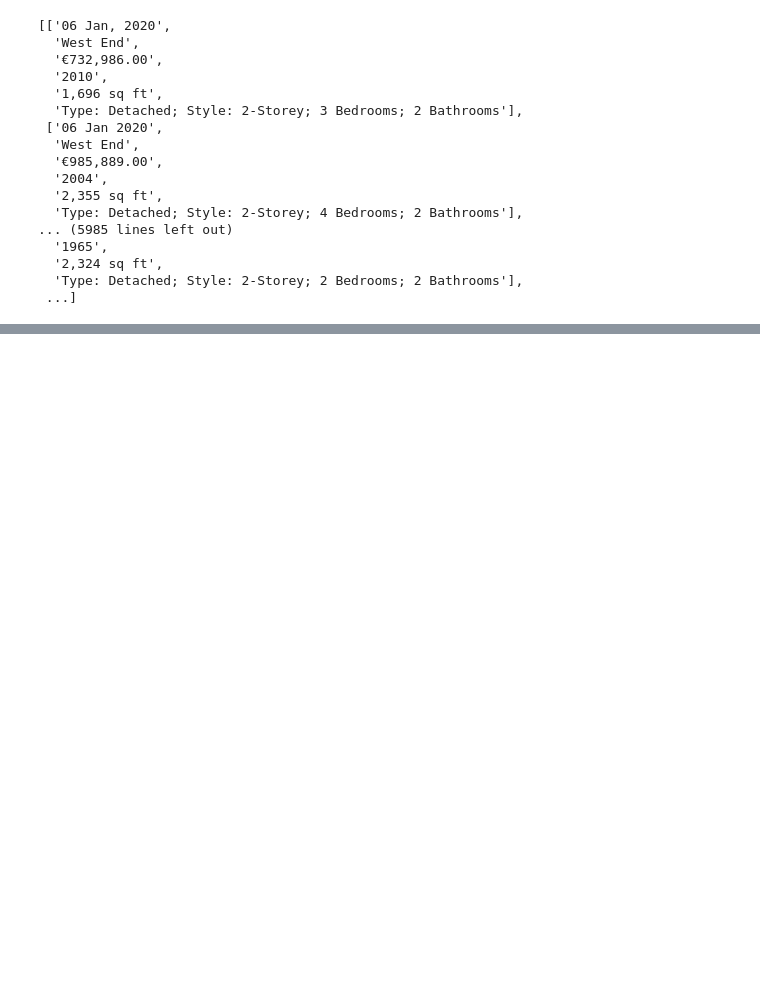
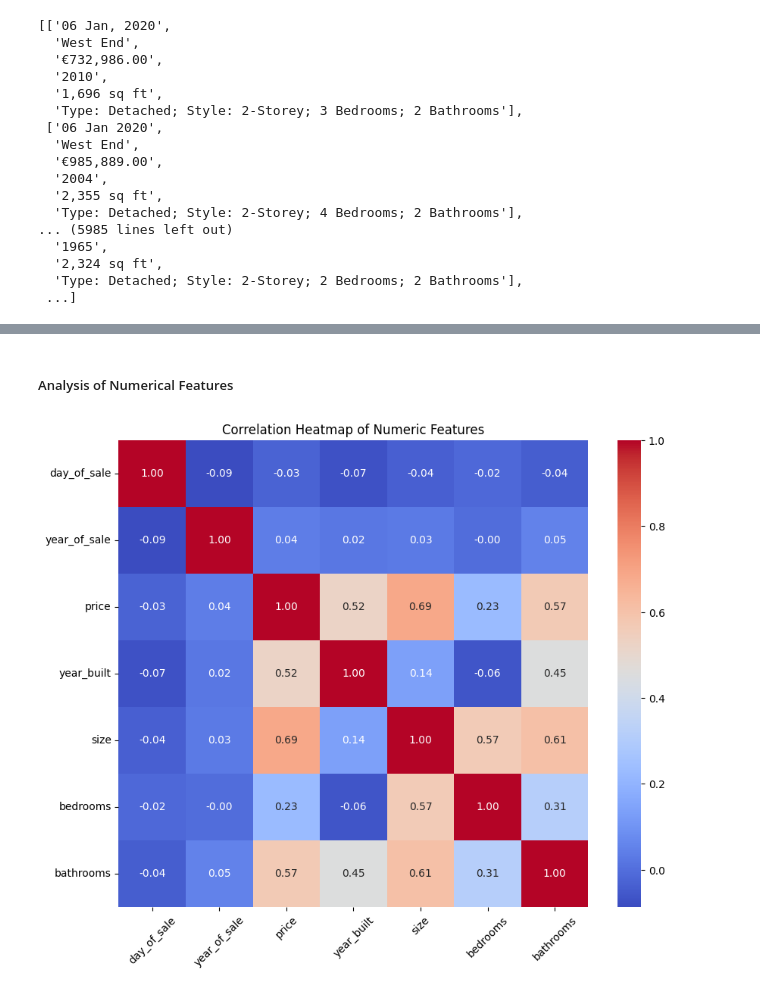
Before and after one commit to ajulthomas/edav-projects, a Jupyter notebook: hist-house-sale-data-analysis/hist-house-sale-data-analysis.ipynb, the cells around one changed output, grey strips where cells are left out. Drawn from its saved outputs; the diff is of its cells as text; code cells hidden in the pictures; blank space fills up the shorter version.

Commit message:
adds housing data analysis files

```diff
--- a/hist-house-sale-data-analysis/hist-house-sale-data-analysis.ipynb
+++ b/hist-house-sale-data-analysis/hist-house-sale-data-analysis.ipynb
@@ -152,0 +360,11 @@ df.describe()
+# %%
+# numerical variables
+numerical_variables = [
+    "day_of_sale",
+    "year_of_sale",
+    "price",
+    "year_built",
+    "size",
+    "bedrooms",
+    "bathrooms",
+]
@@ -152,0 +422,14 @@ df.describe()
+# %% [markdown]
+##### Analysis of Numerical Features
+# %%
+correlations = df_eda[numerical_variables].corr()
+
+# Plot correlation heatmap
+plt.figure(figsize=(10, 8))
+heatmap = sns.heatmap(correlations, annot=True, fmt=".2f", cmap="coolwarm")
+plt.title("Correlation Heatmap of Numeric Features")
+plt.xticks(rotation=45)
+plt.yticks(rotation=0)
+plt.show()
+# %% [output]
+[figure, added]
```
Also changed, not shown: parts of 58 cells of this notebook, 2 other files.
